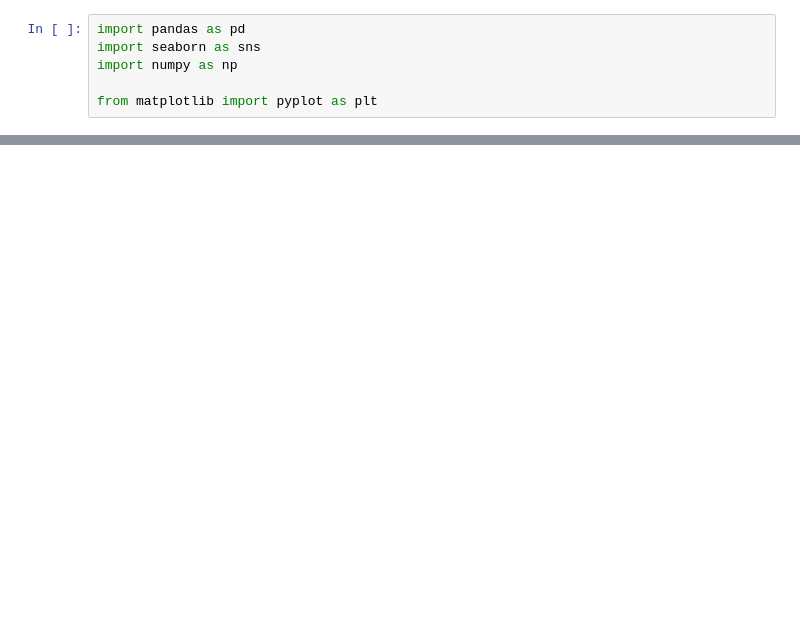
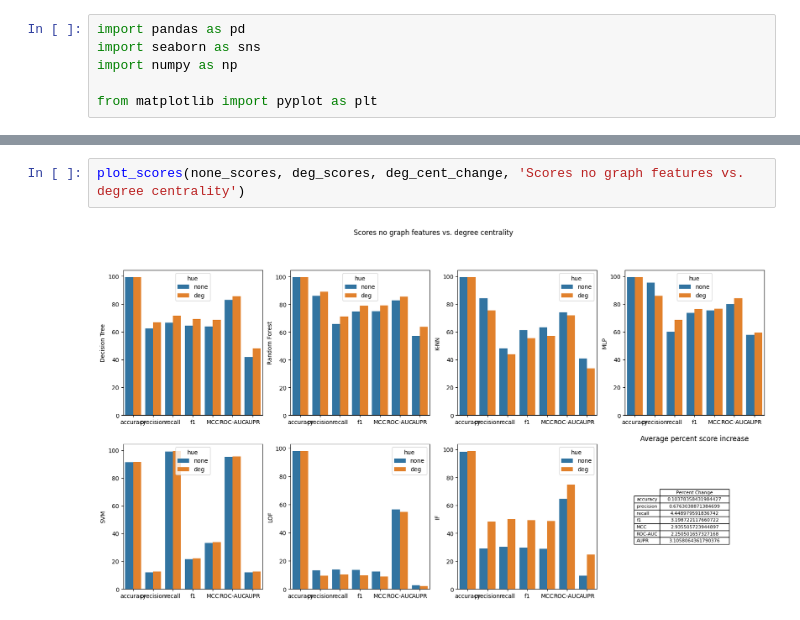
Before and after one commit to Mjh9122/fraud_detection, a Jupyter notebook: notebooks/score_breakdown.ipynb, the cells around one changed output, grey strips where cells are left out. Drawn from its saved outputs; the diff is of its cells as text; blank space fills up the shorter version.

```diff
--- a/notebooks/score_breakdown.ipynb
+++ b/notebooks/score_breakdown.ipynb
@@ -45,0 +54,4 @@ plot_scores(none_scores, lpa_scores)
+# %%
+plot_scores(none_scores, deg_scores, deg_cent_change, 'Scores no graph features vs. degree centrality')
+# %% [output]
+[figure, added]
```
Also changed, not shown: parts of 12 cells of this notebook, 41 other files.
